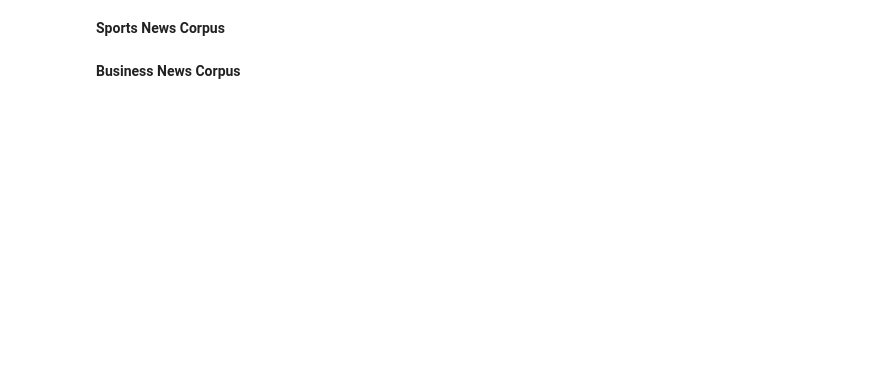
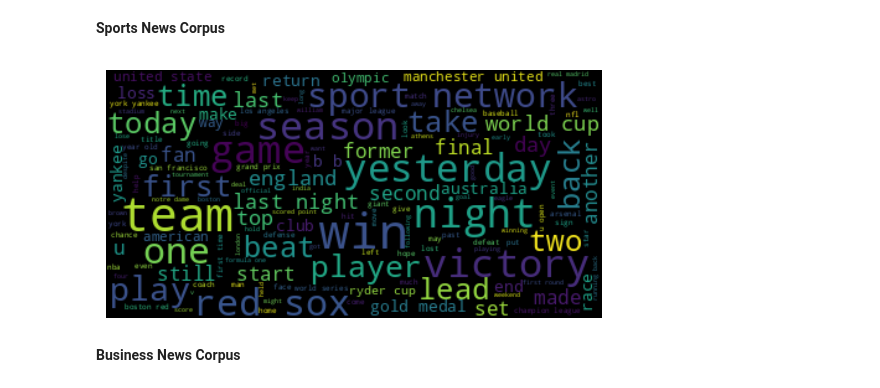
Before and after one commit to Abdul-Wahab-318/News-Topic-Classification, a Jupyter notebook: NLP_Project_Naive_Bayes_.ipynb, the cells around one changed output. Saved outputs shown, nothing was run; the diff lists cells and outputs as text; code cells hidden in the pictures; blank space fills up the shorter version.

```diff
--- a/NLP_Project_Naive_Bayes_.ipynb
+++ b/NLP_Project_Naive_Bayes_.ipynb
@@ -207,2 +205,6 @@ tech_news_corpus = train_cleaned[train_cleaned['class'] == 4]['content'].values
+# %%
+generate_wordcloud(sports_news_corpus)
+# %% [output]
+[figure, added]
 # %% [markdown]
 **Business News Corpus**
```
Also changed, not shown: parts of 11 cells of this notebook.
